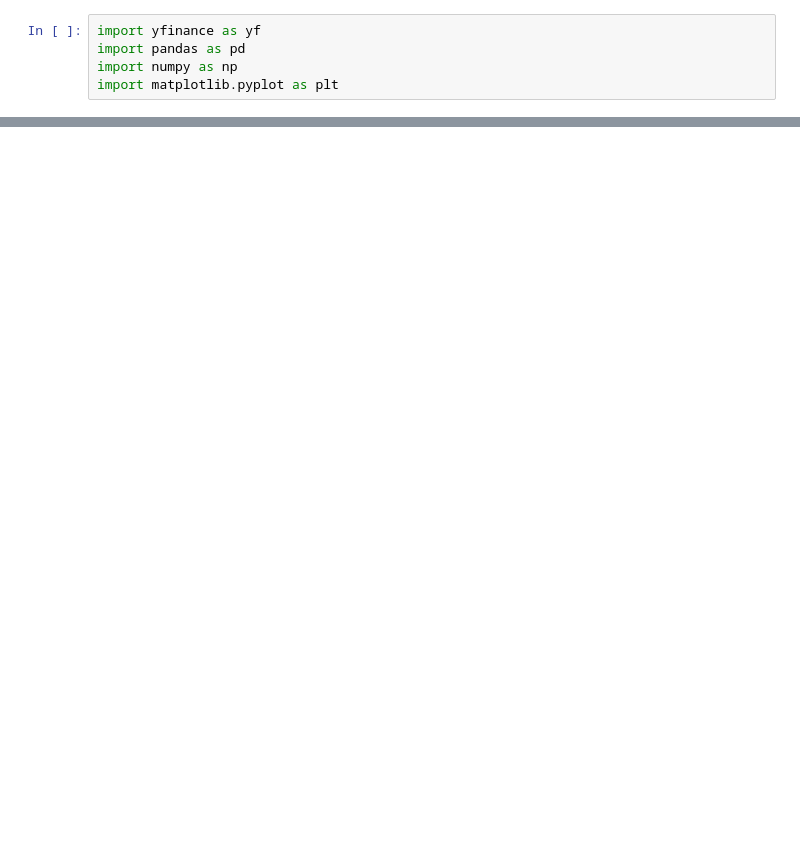
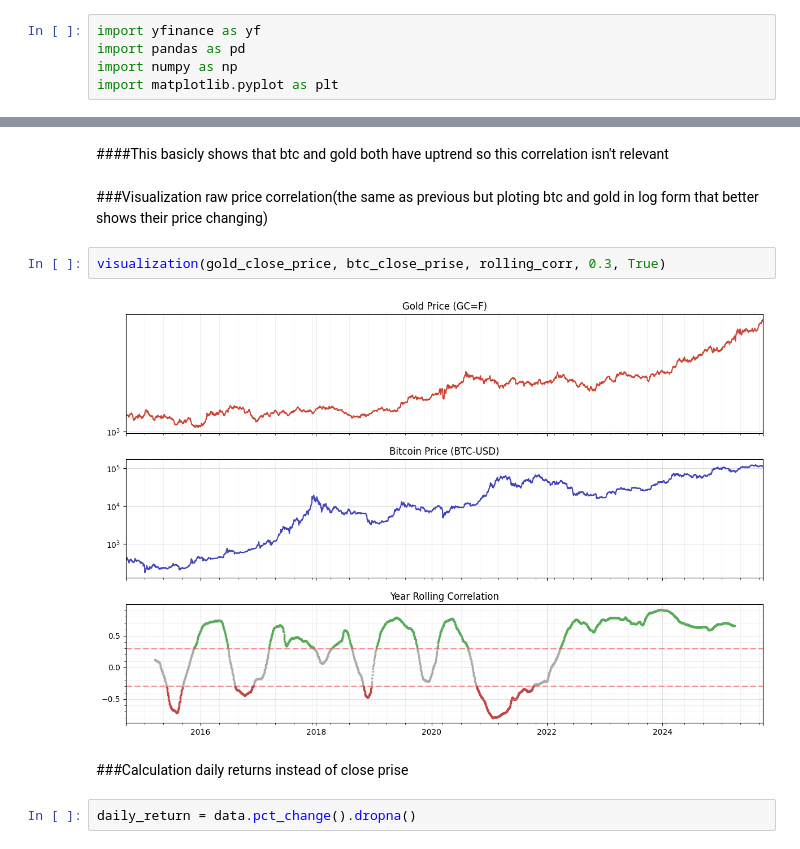
Before and after one commit to Ganushkevych/Gold_BTC_Correlation, a Jupyter notebook: Gold_BTC_Correlation.ipynb, the cells around one changed output, grey strips where cells are left out. Cells and saved outputs as stored; diff of their text form; blank space fills up the shorter version.

```diff
--- a/Gold_BTC_Correlation.ipynb
+++ b/Gold_BTC_Correlation.ipynb
@@ -41,0 +167,12 @@ rolling_corr.plot(title='Year rolling correlation between BTC and Gold')
+# %% [markdown]
+####This basicly shows that btc and gold both have uptrend so this correlation isn't relevant
+# %% [markdown]
+###Visualization raw price correlation(the same as previous but ploting btc and gold in log form that better shows their price changing)
+# %%
+visualization(gold_close_price, btc_close_prise, rolling_corr, 0.3, True)
+# %% [output]
+[figure, added]
+# %% [markdown]
+###Calculation daily returns instead of close prise
+# %%
+daily_return = data.pct_change().dropna()
```
Also changed, not shown: parts of 29 cells of this notebook.
